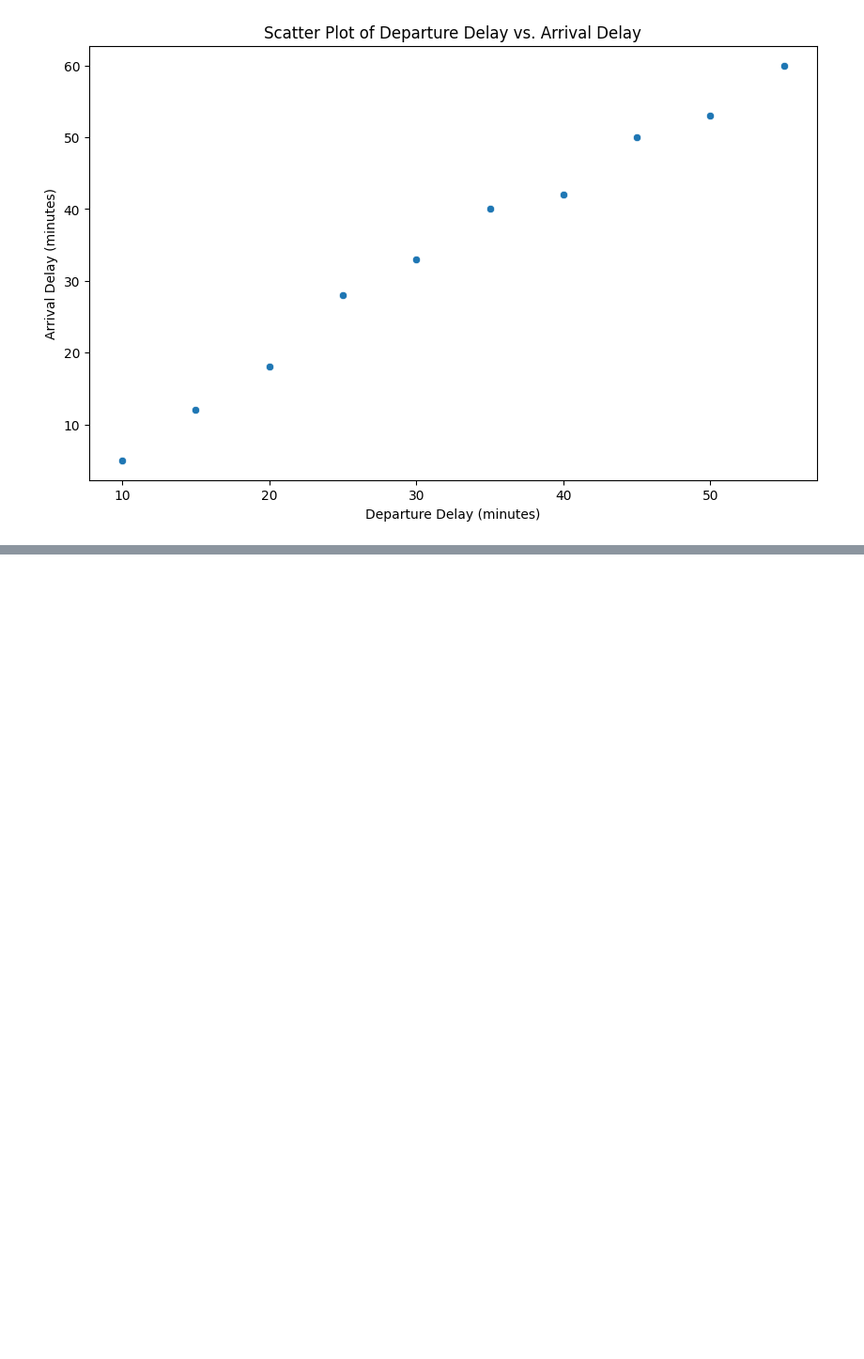
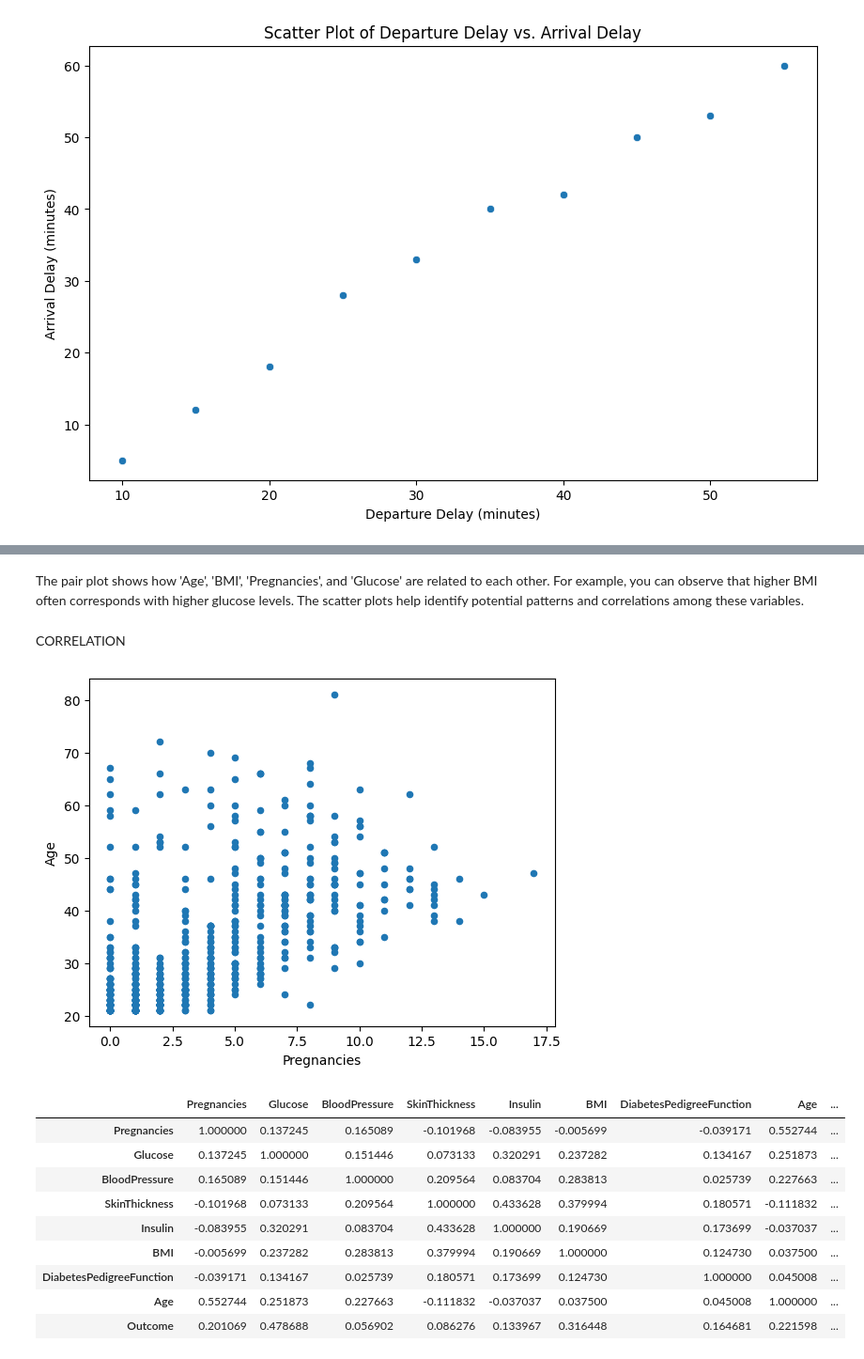
Before and after one commit to Soorya-v2002/data-science-assignment, a Jupyter notebook: Virtual_competition.ipynb, the cells around one changed output, grey strips where cells are left out. Shown at 94% size. Cells and saved outputs as stored; diff of their text form; code cells hidden in the pictures; blank space fills up the shorter version.

```diff
--- a/Virtual_competition.ipynb
+++ b/Virtual_competition.ipynb
@@ -334,0 +386,20 @@ plt.show()
+# %% [markdown]
+The pair plot shows how 'Age', 'BMI', 'Pregnancies', and 'Glucose' are related to each other. For example, you can observe that higher BMI often corresponds with higher glucose levels. The scatter plots help identify potential patterns and correlations among these variables.
+# %% [markdown]
+CORRELATION
+# %%
+df.plot(kind='scatter', x='Pregnancies', y='Age')
+plt.show()
+df.corr()
+# %% [output]
+[figure, added]
+|  | Pregnancies | Glucose | BloodPressure | SkinThickness | Insulin | BMI | DiabetesPedigreeFunction | Age | ... |
+| Pregnancies | 1.000000 | 0.137245 | 0.165089 | -0.101968 | -0.083955 | -0.005699 | -0.039171 | 0.552744 | ... |
+| Glucose | 0.137245 | 1.000000 | 0.151446 | 0.073133 | 0.320291 | 0.237282 | 0.134167 | 0.251873 | ... |
+| BloodPressure | 0.165089 | 0.151446 | 1.000000 | 0.209564 | 0.083704 | 0.283813 | 0.025739 | 0.227663 | ... |
+| SkinThickness | -0.101968 | 0.073133 | 0.209564 | 1.000000 | 0.433628 | 0.379994 | 0.180571 | -0.111832 | ... |
+| Insulin | -0.083955 | 0.320291 | 0.083704 | 0.433628 | 1.000000 | 0.190669 | 0.173699 | -0.037037 | ... |
+| BMI | -0.005699 | 0.237282 | 0.283813 | 0.379994 | 0.190669 | 1.000000 | 0.124730 | 0.037500 | ... |
+| DiabetesPedigreeFunction | -0.039171 | 0.134167 | 0.025739 | 0.180571 | 0.173699 | 0.124730 | 1.000000 | 0.045008 | ... |
+| Age | 0.552744 | 0.251873 | 0.227663 | -0.111832 | -0.037037 | 0.037500 | 0.045008 | 1.000000 | ... |
+| Outcome | 0.201069 | 0.478688 | 0.056902 | 0.086276 | 0.133967 | 0.316448 | 0.164681 | 0.221598 | ... |
```
Also changed, not shown: parts of 23 cells of this notebook.
